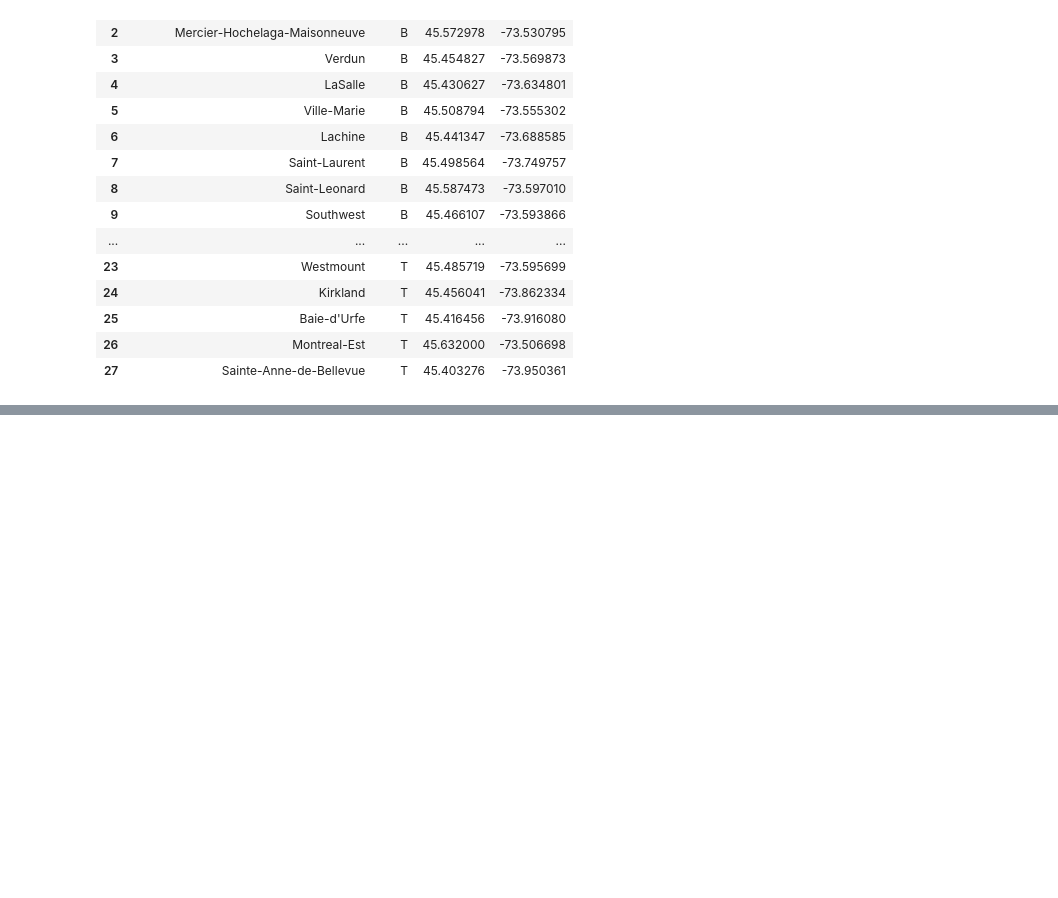
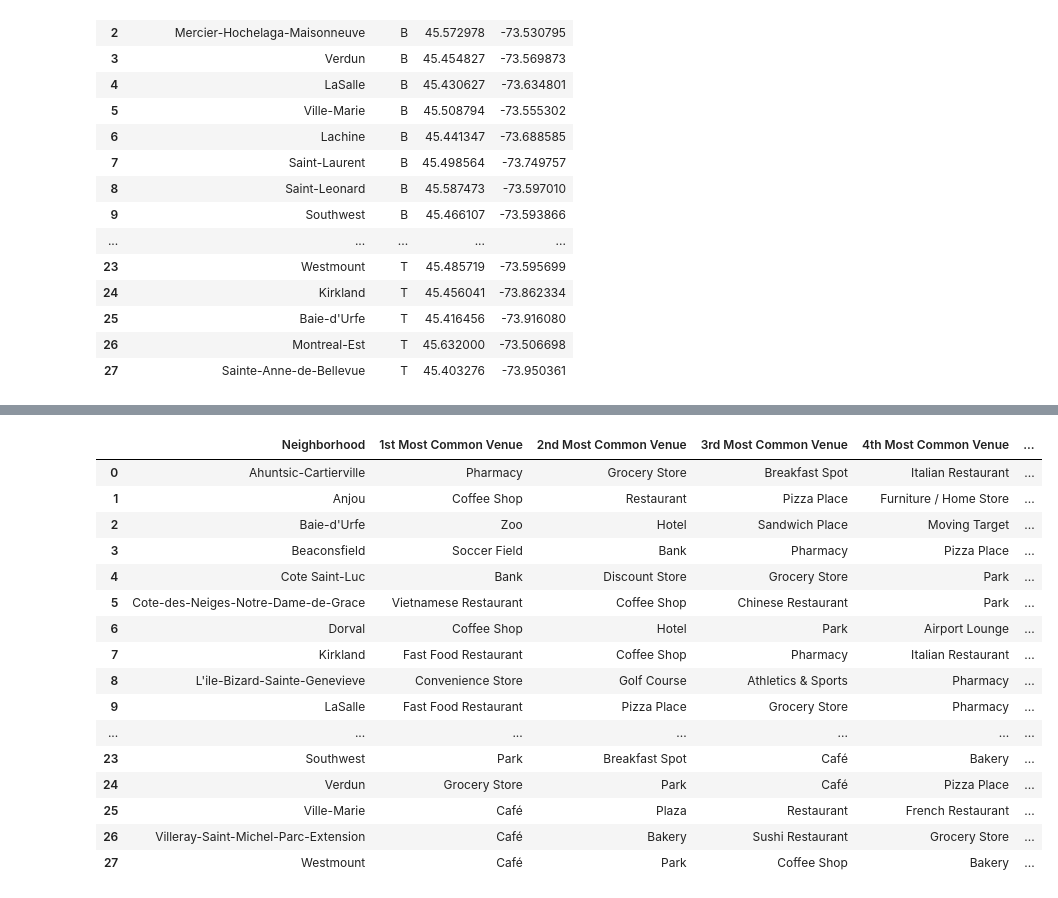
Before and after one commit to AdilEzzaam/Coursera_Capstone, a Jupyter notebook: TheBattleOfNeighbourhoodsW4.ipynb, the cells around one changed output, grey strips where cells are left out. Cells and saved outputs as stored; diff of their text form; code cells hidden in the pictures; blank space fills up the shorter version.

```diff
--- a/TheBattleOfNeighbourhoodsW4.ipynb
+++ b/TheBattleOfNeighbourhoodsW4.ipynb
@@ -203,0 +226,41 @@ montreal_grouped.head()
+# %%
+num_top_venues = 5
+indicators = ['st', 'nd', 'rd']
+def fTopVenues(row, num_top_venues):
+    row_categories = row.iloc[1:]
+    row_categories_sorted = row_categories.sort_values(ascending=False)
+
+    return row_categories_sorted.index.values[0:num_top_venues]
+
+columns = ['Neighborhood']
+for ind in np.arange(num_top_venues):
+    try:
+        columns.append('{}{} Most Common Venue'.format(ind+1, indicators[ind]))
+    except:
+        columns.append('{}th Most Common Venue'.format(ind+1))
+
+neighborhoods_venues_sorted = pd.DataFrame(columns=columns)
+neighborhoods_venues_sorted['Neighborhood'] = montreal_grouped['Neighborhood']
+
+for ind in np.arange(montreal_grouped.shape[0]):
+    neighborhoods_venues_sorted.iloc[ind, 1:] = fTopVenues(montreal_grouped.iloc[ind, :], num_top_venues)
+
+neighborhoods_venues_sorted
+# %% [output]
+|  | Neighborhood | 1st Most Common Venue | 2nd Most Common Venue | 3rd Most Common Venue | 4th Most Common Venue | ... |
+| 0 | Ahuntsic-Cartierville | Pharmacy | Grocery Store | Breakfast Spot | Italian Restaurant | ... |
+| 1 | Anjou | Coffee Shop | Restaurant | Pizza Place | Furniture / Home Store | ... |
+| 2 | Baie-d'Urfe | Zoo | Hotel | Sandwich Place | Moving Target | ... |
+| 3 | Beaconsfield | Soccer Field | Bank | Pharmacy | Pizza Place | ... |
+| 4 | Cote Saint-Luc | Bank | Discount Store | Grocery Store | Park | ... |
+| 5 | Cote-des-Neiges-Notre-Dame-de-Grace | Vietnamese Restaurant | Coffee Shop | Chinese Restaurant | Park | ... |
+| 6 | Dorval | Coffee Shop | Hotel | Park | Airport Lounge | ... |
+| 7 | Kirkland | Fast Food Restaurant | Coffee Shop | Pharmacy | Italian Restaurant | ... |
+| 8 | L'ile-Bizard-Sainte-Genevieve | Convenience Store | Golf Course | Athletics & Sports | Pharmacy | ... |
+| 9 | LaSalle | Fast Food Restaurant | Pizza Place | Grocery Store | Pharmacy | ... |
+| ... | ... | ... | ... | ... | ... | ... |
+| 23 | Southwest | Park | Breakfast Spot | Café | Bakery | ... |
+| 24 | Verdun | Grocery Store | Park | Café | Pizza Place | ... |
+| 25 | Ville-Marie | Café | Plaza | Restaurant | French Restaurant | ... |
+| 26 | Villeray-Saint-Michel-Parc-Extension | Café | Bakery | Sushi Restaurant | Grocery Store | ... |
+| 27 | Westmount | Café | Park | Coffee Shop | Bakery | ... |
```
Also changed, not shown: parts of 7 cells of this notebook.
